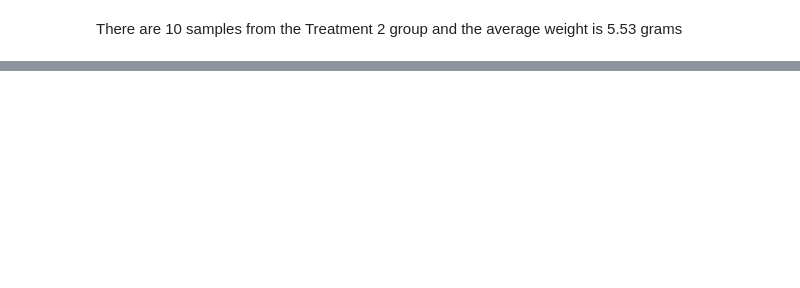
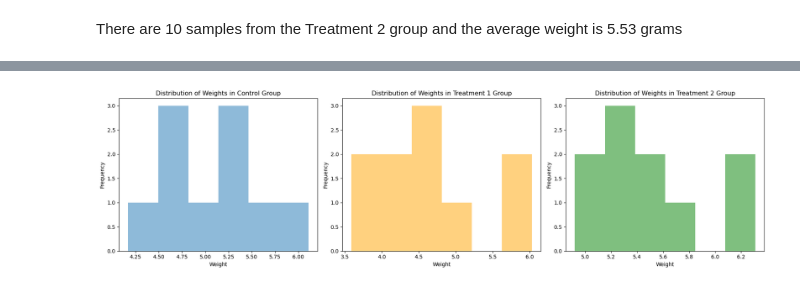
Before and after one commit to Kevin002023/applied_statistics, a Jupyter notebook: project.ipynb, the cells around one changed output, grey strips where cells are left out. Drawn from its saved outputs; the diff is of its cells as text; code cells hidden in the pictures; blank space fills up the shorter version.

```diff
--- a/project.ipynb
+++ b/project.ipynb
@@ -135,0 +163,27 @@ plt.show()
+# %%
+# Create plot for all 3 groups
+fig, axs = plt.subplots(1, 3, figsize=(18, 5))
+
+# Plot the control group
+axs[0].hist(ctrl['weight'], bins=6, alpha=0.5, label="control")
+axs[0].set_xlabel("Weight")
+axs[0].set_ylabel("Frequency")
+axs[0].set_title("Distribution of Weights in Control Group")
+
+# Plot the treatment 1 group
+axs[1].hist(trt1['weight'], bins=6, alpha=0.5, label="group1", color="orange")
+axs[1].set_xlabel("Weight")
+axs[1].set_ylabel("Frequency")
+axs[1].set_title("Distribution of Weights in Treatment 1 Group")
+
+# Plot the group 2
+axs[2].hist(trt2['weight'], bins=6, alpha=0.5, label="group2", color="green")
+axs[2].set_xlabel("Weight")
+axs[2].set_ylabel("Frequency")
+axs[2].set_title("Distribution of Weights in Treatment 2 Group")
+
+# Show the plot
+plt.tight_layout()
+plt.show()
+# %% [output]
+[figure, added]
```
Also changed, not shown: parts of 38 cells of this notebook.
